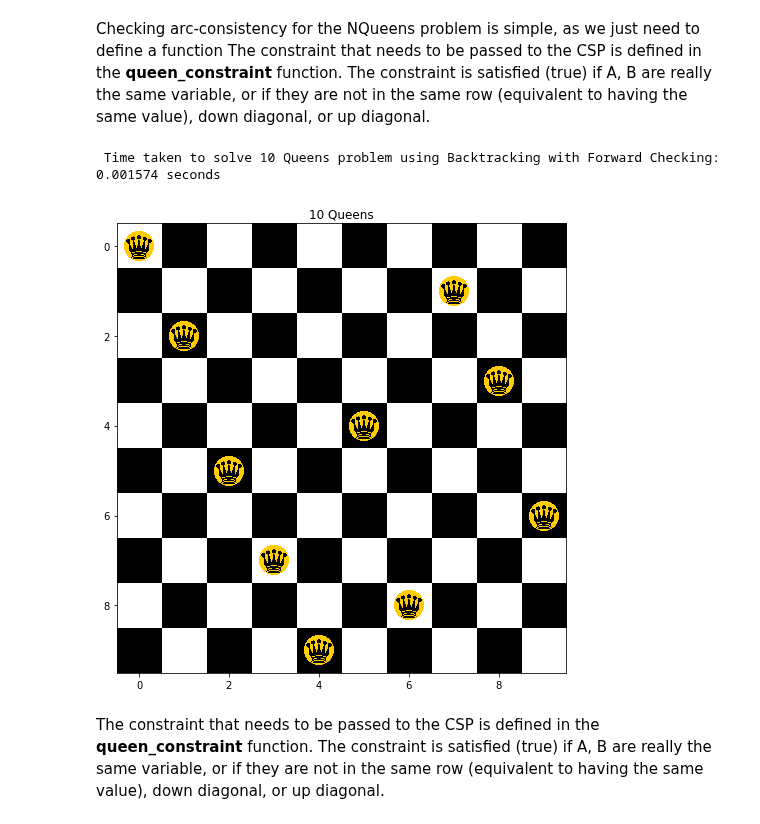
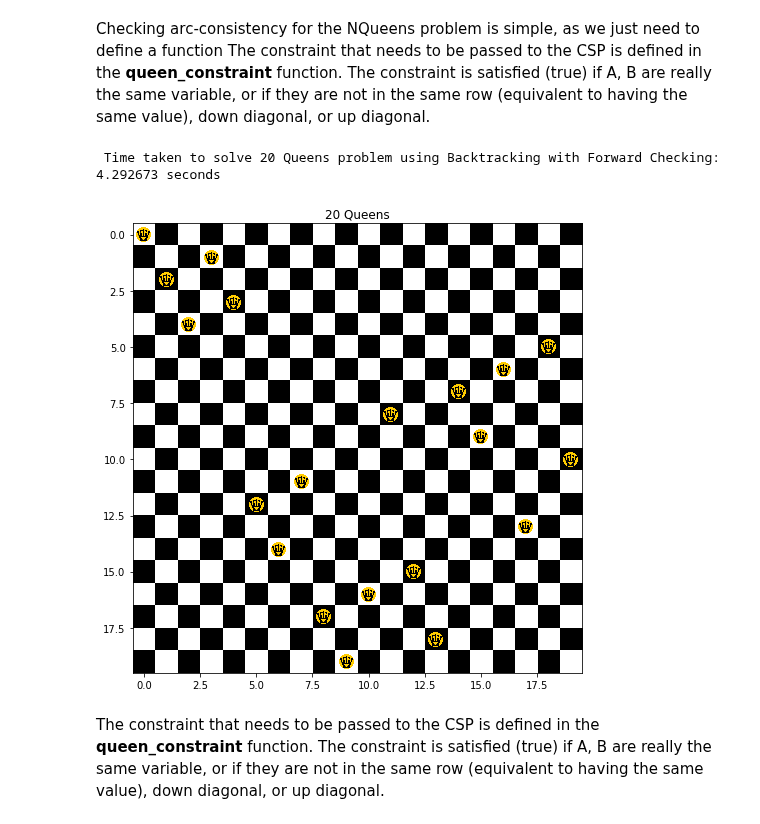
Before and after one commit to ToniRV/Constraint-Satisfaction-Notebook, a Jupyter notebook: CSPs.ipynb, the cells around one changed output. Cells and saved outputs as stored; diff of their text form; code cells hidden in the pictures.

```diff
--- a/CSPs.ipynb
+++ b/CSPs.ipynb
@@ -332,18 +370,18 @@ The constraint that needs to be passed to the CSP is defined in the **queen_cons
 The constraint is satisfied (true) if A, B are really the same variable, or if they are not in the same row (equivalent to having the same value), down diagonal, or up diagonal.
 # %%
 # Create NQueens problem.
-N = 10
+N = 20
 n_queens = NQueensCSP(N)
 
 # Solve the problem using Backtracking with Forward Checking (fc flag set to True). Store timing.
 start_time = time.time()
 solution = backtracking_search(n_queens, fc=True)
 end_time = time.time()
 print(" Time taken to solve %s Queens problem using Backtracking with Forward Checking: %f seconds"% (N, end_time - start_time))
 plot_NQueens(solution)
 # %% [output]
- Time taken to solve 10 Queens problem using Backtracking with Forward Checking: 0.001574 seconds
+ Time taken to solve 20 Queens problem using Backtracking with Forward Checking: 4.292673 seconds
-[figure, old version]
+[figure, new version]
 # %% [markdown]
 The constraint that needs to be passed to the CSP is defined in the **queen_constraint** function.
  The constraint is satisfied (true) if A, B are really the same variable, or if they are not in the same row (equivalent to having the same value), down diagonal, or up diagonal.
```
Also changed, not shown: parts of 11 cells of this notebook, 6 other files.
